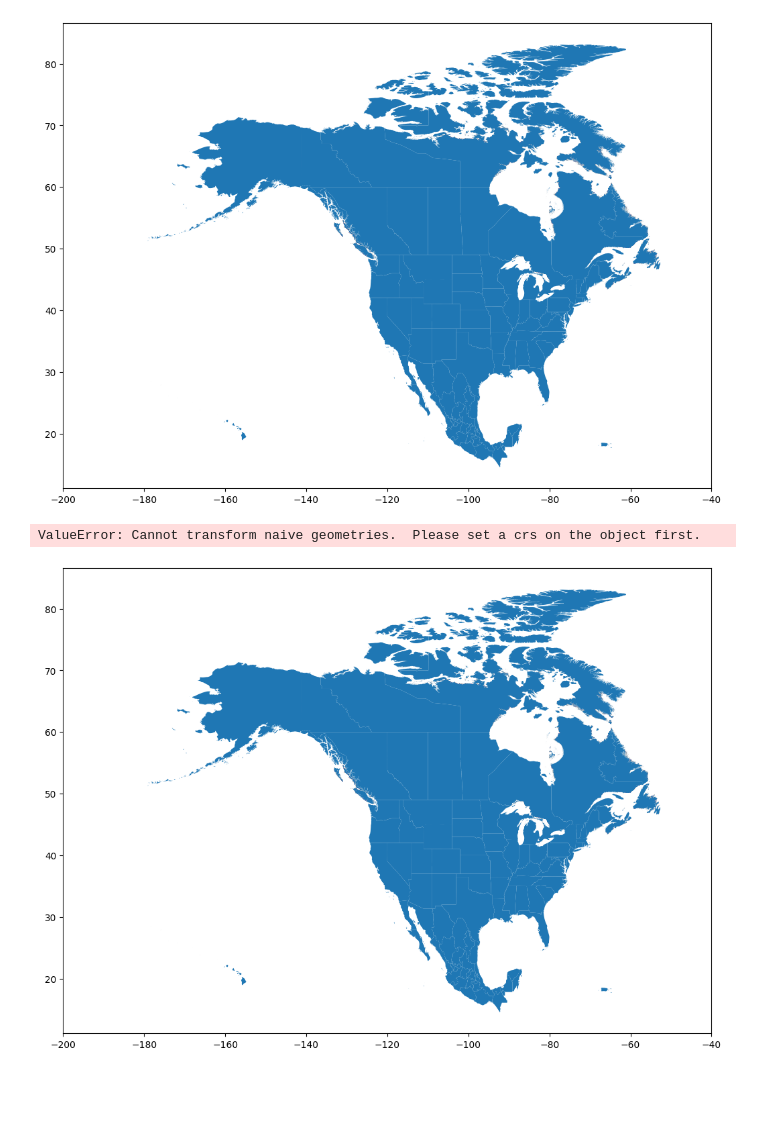
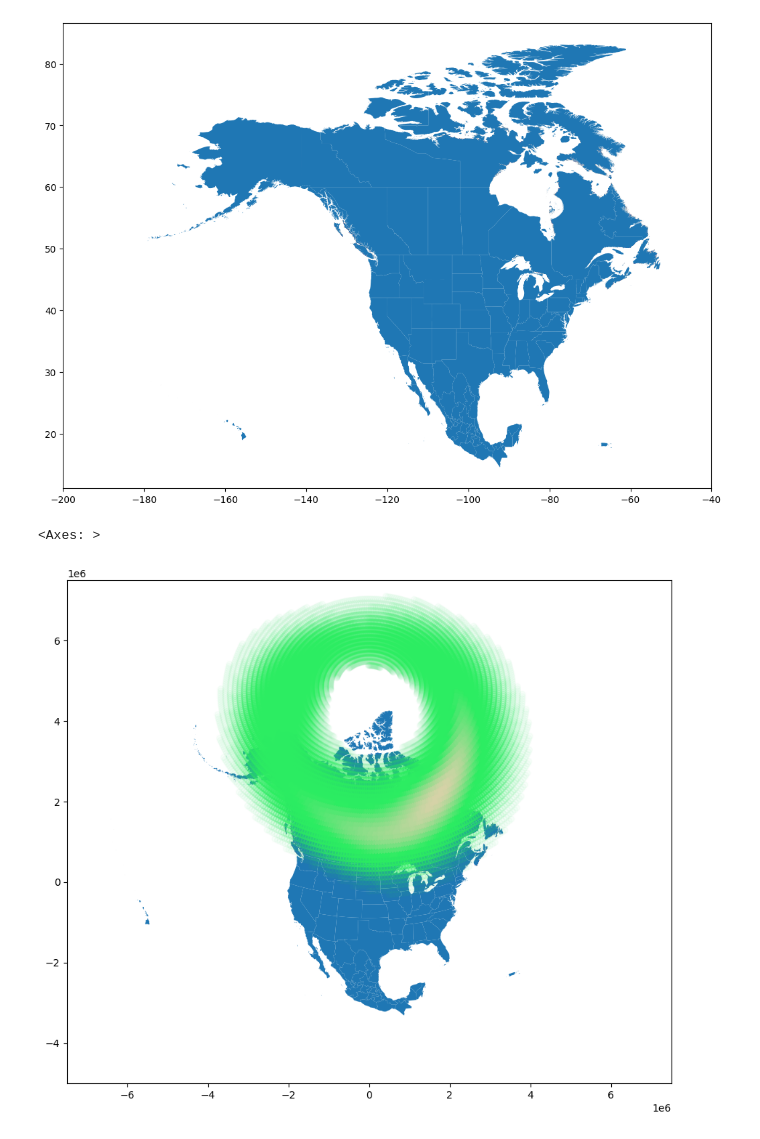
Before and after one commit to srujan964/ruc-gis, a Jupyter notebook: gis-ps4.ipynb, the cells around one changed output. Drawn from its saved outputs; the diff is of its cells as text; code cells hidden in the pictures; blank space fills up the shorter version.

Commit message:
wip: update ps4 notebook with aurora mapping over northern america

```diff
--- a/gis-ps4.ipynb
+++ b/gis-ps4.ipynb
@@ -291,6 +299,8 @@ Coordinate Operation:
 Datum: D_Sphere_ARC_INFO
 - Ellipsoid: Sphere_ARC_INFO
 - Prime Meridian: Greenwich
+# %%
+crs_lambert_azimuthal = na_gdf.crs
 # %%
 na_gdf_4326 = na_gdf.to_crs('EPSG:4326')
 # %%
@@ -300,13 +310,41 @@ na_gdf_4326.plot(ax=ax)
 # %% [output]
 <Axes: >
 [figure]
+# %%
+aurora_points = gpd.GeoDataFrame(aurora_corrected_df, geometry=gpd.points_from_xy(aurora_corrected_df.longitude, aurora_corrected_df.latitude), crs='EPSG:4326')
+# %%
+
+from matplotlib.colors import LinearSegmentedColormap
+def aurora_cmap():
+  stops = {'red': [(0.00, 0.1725, 0.1725),
+                      (0.50, 0.1725, 0.1725),
+                      (1.00, 0.8353, 0.8353)],
+
+              'green': [(0.00, 0.9294, 0.9294),
+                        (0.50, 0.9294, 0.9294),
+                        (1.00, 0.8235, 0.8235)],
+
+              'blue': [(0.00, 0.3843, 0.3843),
+                        (0.50, 0.3843, 0.3843),
+                        (1.00, 0.6549, 0.6549)],
+
+              'alpha': [(0.00, 0.0, 0.0),
+                        (0.50, 1.0, 1.0),
+                        (1.00, 1.0, 1.0)]}
+  return LinearSegmentedColormap('aurora', stops)
+# %%
+# Convert the aurora map to Lambert-Azimuthal Equal Area projection to match the original projection of the base map
+# This preserves the curvature of Northern polar region that compliments the shape of Aurora formation
+aurora_points_lambert = aurora_points.to_crs(crs_lambert_azimuthal)
 # %%
 fig, ax = plt.subplots(1, figsize=(16,9))
-ax.set_xlim([-200, -40])
-na_gdf_4326.plot(ax=ax)
 
-aurora_points_4326 = aurora_points.to_crs('EPSG:4326')
-aurora_points_4326.plot(ax=ax)
+# Limit the axes, which are no longer in lat-long coordinates but in metres.
+ax.set_xlim([-0.75e7, 0.75e7])
+ax.set_ylim([-0.50e7, 0.75e7])
+na_gdf.plot(ax=ax)
+
+aurora_points_lambert.plot(ax=ax, cmap=aurora_cmap(), column='aurora')
 # %% [output]
-ValueError: Cannot transform naive geometries.  Please set a crs on the object first.
+<Axes: >
-[figure, old version]
+[figure, new version]
```
Also changed, not shown: parts of 11 cells of this notebook.
